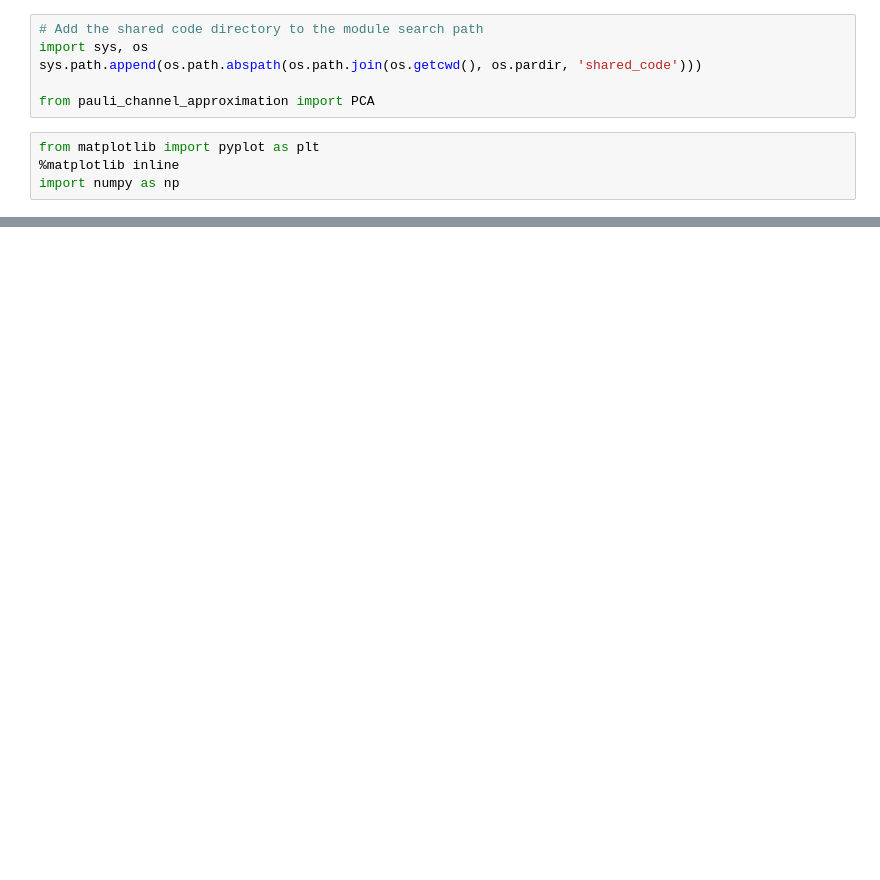
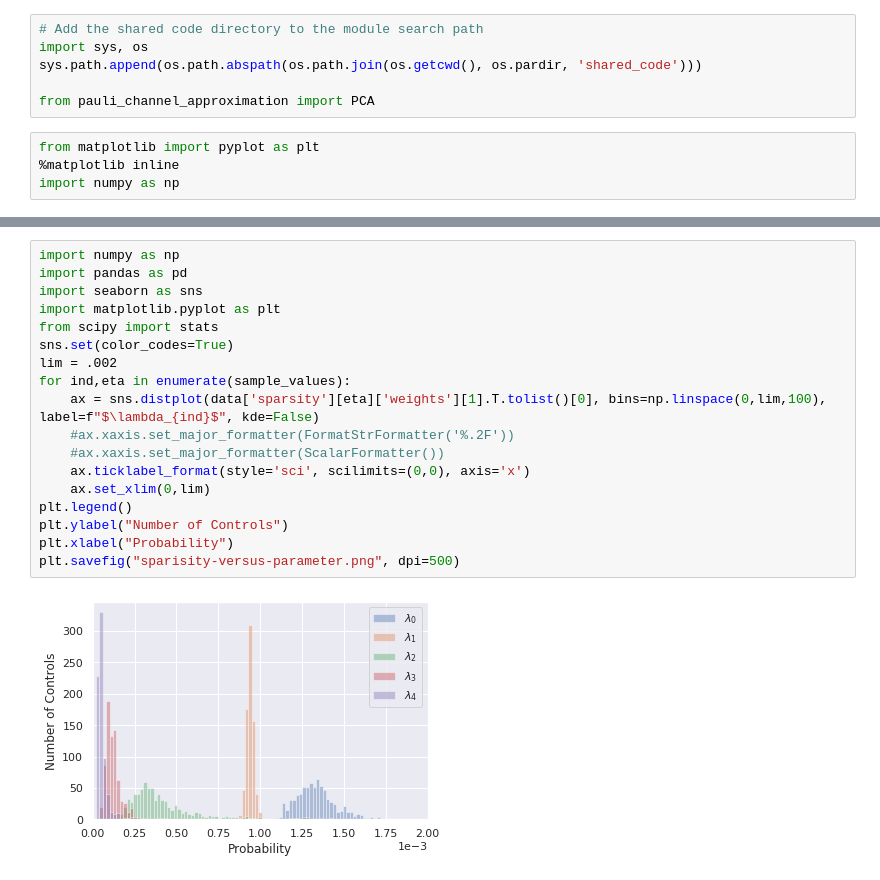
Before and after one commit to ampolloreno/decorrelating_errors, a Jupyter notebook: data/one_qubit_numeric/Secondary_objective_analysis.ipynb, the cells around one changed output, grey strips where cells are left out. Drawn from its saved outputs; the diff is of its cells as text; blank space fills up the shorter version.

```diff
--- a/data/one_qubit_numeric/Secondary_objective_analysis.ipynb
+++ b/data/one_qubit_numeric/Secondary_objective_analysis.ipynb
@@ -53,3 +60,23 @@ plt.show()
+# %%
+import numpy as np
+import pandas as pd
+import seaborn as sns
+import matplotlib.pyplot as plt
+from scipy import stats
+sns.set(color_codes=True)
+lim = .002
+for ind,eta in enumerate(sample_values):
+    ax = sns.distplot(data['sparsity'][eta]['weights'][1].T.tolist()[0], bins=np.linspace(0,lim,100), label=f"$\lambda_{ind}$", kde=False)
+    #ax.xaxis.set_major_formatter(FormatStrFormatter('%.2F'))
+    #ax.xaxis.set_major_formatter(ScalarFormatter())
+    ax.ticklabel_format(style='sci', scilimits=(0,0), axis='x')
+    ax.set_xlim(0,lim)
+plt.legend()
+plt.ylabel("Number of Controls")
+plt.xlabel("Probability")
+plt.savefig("sparisity-versus-parameter.png", dpi=500)
+# %% [output]
+[figure, added]
 # %%
 plt.figure(figsize=(14,7))
 for ind,eta in enumerate([0]):
```
Also changed, not shown: parts of 9 cells of this notebook, 23 other files.
